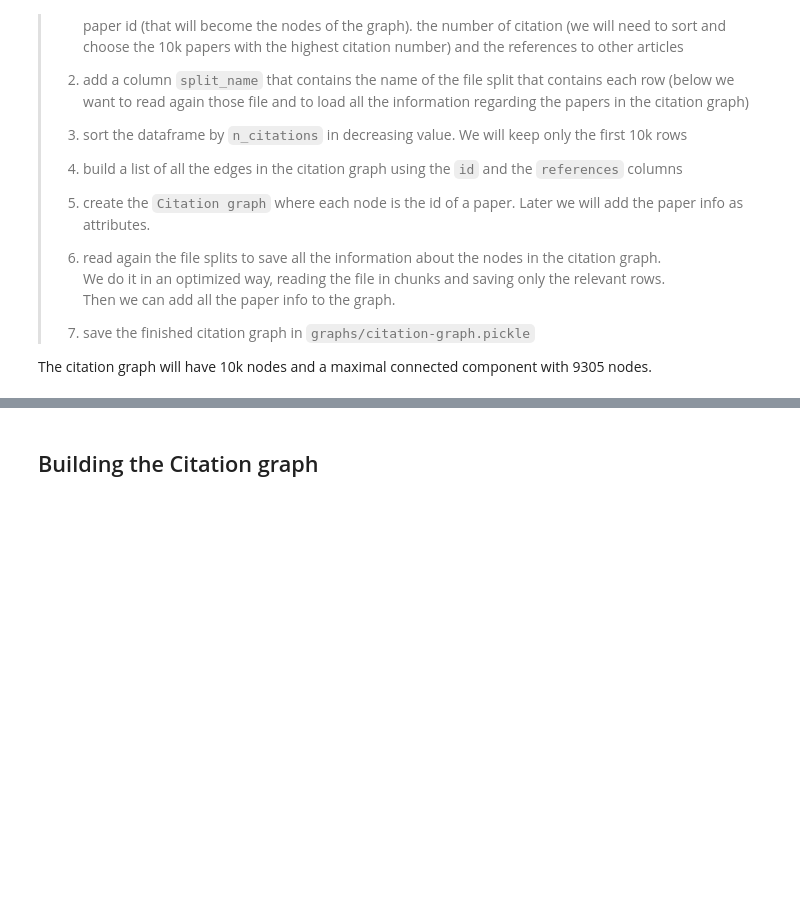
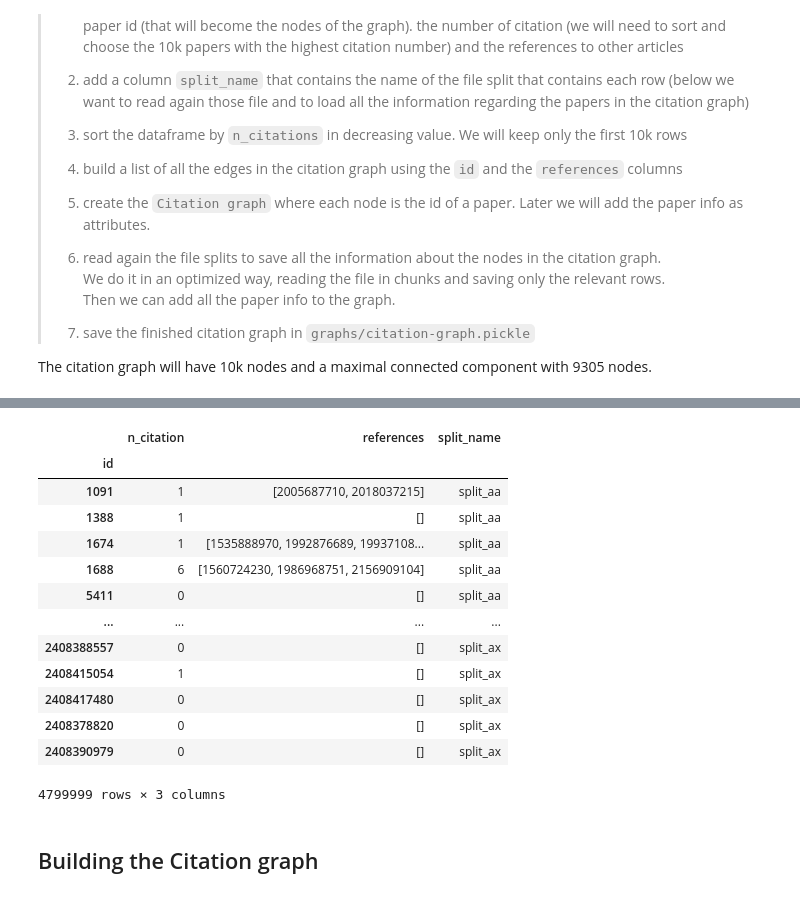
Before and after one commit to LorenzoPannacci/ADM-HW5, a Jupyter notebook: main.ipynb, the cells around one changed output, grey strips where cells are left out. Saved outputs shown, nothing was run; the diff lists cells and outputs as text; code cells hidden in the pictures; blank space fills up the shorter version.

```diff
--- a/main.ipynb
+++ b/main.ipynb
@@ -149,3 +168,33 @@ There are 4799999 papers in the dataset
+# %%
+# Function to handle NaN and process string to list of integers
+def process_references(val):
+    if isinstance(val, str):  # Check if the value is a string
+        val = val.strip('[]')  # Strip brackets
+        val = val.split(',')   # Split by comma
+        val = [int(i) for i in val]  # Convert elements to integers
+    elif pd.isna(val):  # Check if NaN
+        val = []  # Assign an empty list for NaN
+    return val
+
+# Apply the function to the 'references' column
+df_small['references'] = df_small['references'].apply(process_references)
+# %%
+df_small
+# %% [output]
+|  | n_citation | references | split_name |
+| id |  |  |  |
+| 1091 | 1 | [2005687710, 2018037215] | split_aa |
+| 1388 | 1 | [] | split_aa |
+| 1674 | 1 | [1535888970, 1992876689, 19937108... | split_aa |
+| 1688 | 6 | [1560724230, 1986968751, 2156909104] | split_aa |
+| 5411 | 0 | [] | split_aa |
+| ... | ... | ... | ... |
+| 2408388557 | 0 | [] | split_ax |
+| 2408415054 | 1 | [] | split_ax |
+| 2408417480 | 0 | [] | split_ax |
+| 2408378820 | 0 | [] | split_ax |
+| 2408390979 | 0 | [] | split_ax |
+4799999 rows × 3 columns
 # %% [markdown]
 ## Building the Citation graph
 # %% [markdown]
```
Also changed, not shown: parts of 27 cells of this notebook.
